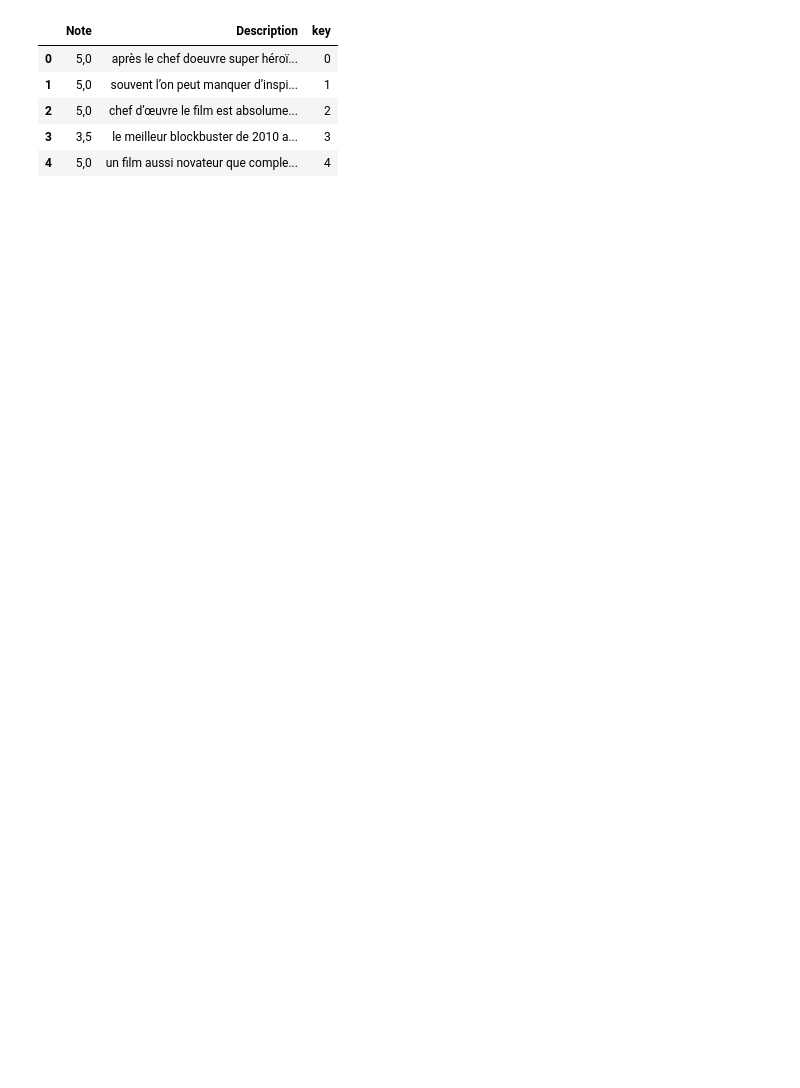
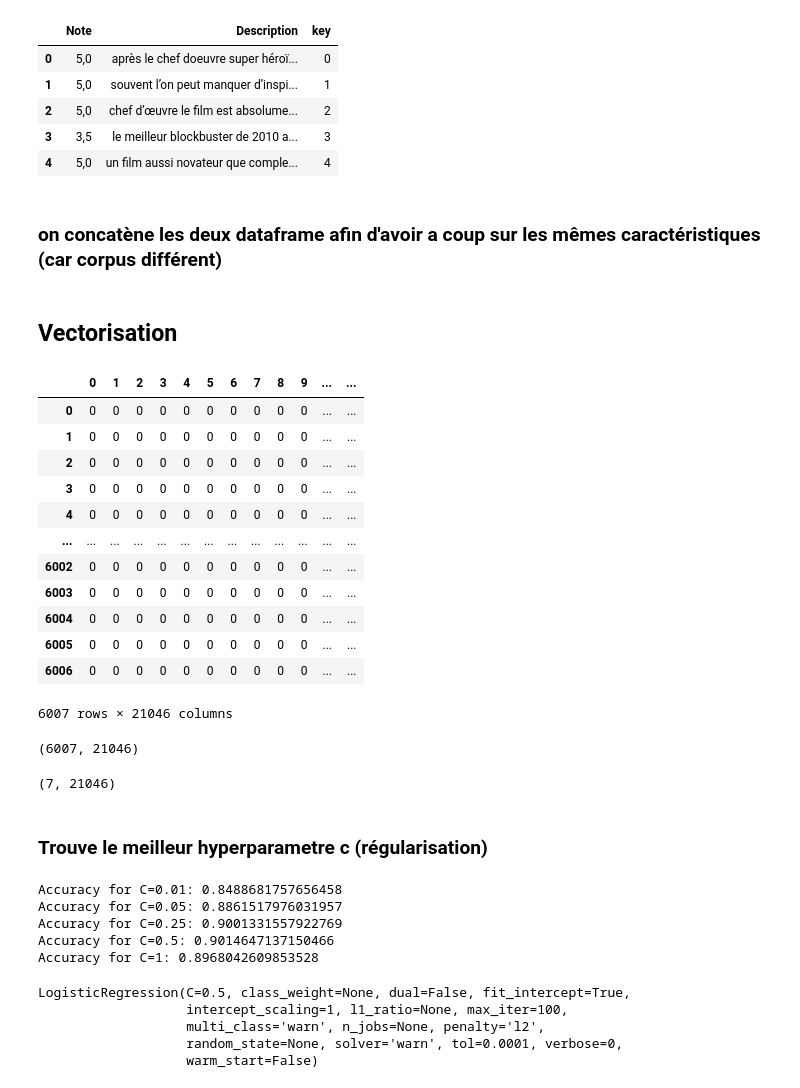
Before and after one commit to datacorner/les-tutos-datacorner.fr, a Jupyter notebook: textes/sentiment analysis/sentiment_analysis_model.ipynb, the cells around one changed output. Drawn from its saved outputs; the diff is of its cells as text; code cells hidden in the pictures; blank space fills up the shorter version.

```diff
--- a/textes/sentiment analysis/sentiment_analysis_model.ipynb
+++ b/textes/sentiment analysis/sentiment_analysis_model.ipynb
@@ -55,3 +55,67 @@ def prepare_dataset(X):
     return X, y
 # %%
 Xtrain, ytrain = prepare_dataset(train)
+# %%
+Xtest, ytest = prepare_dataset(test)
+# %% [markdown]
+### on concatène les deux dataframe afin d'avoir a coup sur les mêmes caractéristiques (car corpus différent)
+# %%
+Xf = pd.concat([Xtrain, Xtest])
+yf = pd.concat([ytrain, ytest])
+# %% [markdown]
+## Vectorisation
+# %%
+from sklearn.feature_extraction.text import CountVectorizer
+cv = CountVectorizer(binary=True)
+cv.fit(Xf["Description"])
+
+Xf_onehot = cv.transform(Xf["Description"])
+Xtest_onehot = cv.transform(Xtest["Description"])
+# %%
+pd.DataFrame(Xf_onehot.toarray())
+# %% [output]
+|  | 0 | 1 | 2 | 3 | 4 | 5 | 6 | 7 | 8 | 9 | ... | ... |
+| 0 | 0 | 0 | 0 | 0 | 0 | 0 | 0 | 0 | 0 | 0 | ... | ... |
+| 1 | 0 | 0 | 0 | 0 | 0 | 0 | 0 | 0 | 0 | 0 | ... | ... |
+| 2 | 0 | 0 | 0 | 0 | 0 | 0 | 0 | 0 | 0 | 0 | ... | ... |
+| 3 | 0 | 0 | 0 | 0 | 0 | 0 | 0 | 0 | 0 | 0 | ... | ... |
+| 4 | 0 | 0 | 0 | 0 | 0 | 0 | 0 | 0 | 0 | 0 | ... | ... |
+| ... | ... | ... | ... | ... | ... | ... | ... | ... | ... | ... | ... | ... |
+| 6002 | 0 | 0 | 0 | 0 | 0 | 0 | 0 | 0 | 0 | 0 | ... | ... |
+| 6003 | 0 | 0 | 0 | 0 | 0 | 0 | 0 | 0 | 0 | 0 | ... | ... |
+| 6004 | 0 | 0 | 0 | 0 | 0 | 0 | 0 | 0 | 0 | 0 | ... | ... |
+| 6005 | 0 | 0 | 0 | 0 | 0 | 0 | 0 | 0 | 0 | 0 | ... | ... |
+| 6006 | 0 | 0 | 0 | 0 | 0 | 0 | 0 | 0 | 0 | 0 | ... | ... |
+6007 rows × 21046 columns
+# %%
+Xf_onehot.shape
+# %% [output]
+(6007, 21046)
+# %%
+Xtest_onehot.shape
+# %% [output]
+(7, 21046)
+# %% [markdown]
+### Trouve le meilleur hyperparametre c (régularisation)
+# %%
+X_train, X_val, y_train, y_val = train_test_split(Xf_onehot, yf, train_size = 0.75)
+
+for c in [0.01, 0.05, 0.25, 0.5, 1]:
+    lr = LogisticRegression(C=c)
+    lr.fit(X_train, y_train)
+    print ("Précision pour C=%s: %s" % (c, accuracy_score(y_val, lr.predict(X_val))))
+# %% [output]
+Accuracy for C=0.01: 0.8488681757656458
+Accuracy for C=0.05: 0.8861517976031957
+Accuracy for C=0.25: 0.9001331557922769
+Accuracy for C=0.5: 0.9014647137150466
+Accuracy for C=1: 0.8968042609853528
+# %%
+final_model = LogisticRegression(C=0.5)
+final_model.fit(Xf_onehot, yf)
+# %% [output]
+LogisticRegression(C=0.5, class_weight=None, dual=False, fit_intercept=True,
+                   intercept_scaling=1, l1_ratio=None, max_iter=100,
+                   multi_class='warn', n_jobs=None, penalty='l2',
+                   random_state=None, solver='warn', tol=0.0001, verbose=0,
+                   warm_start=False)
```
Also changed, not shown: parts of 1 cell of this notebook.
